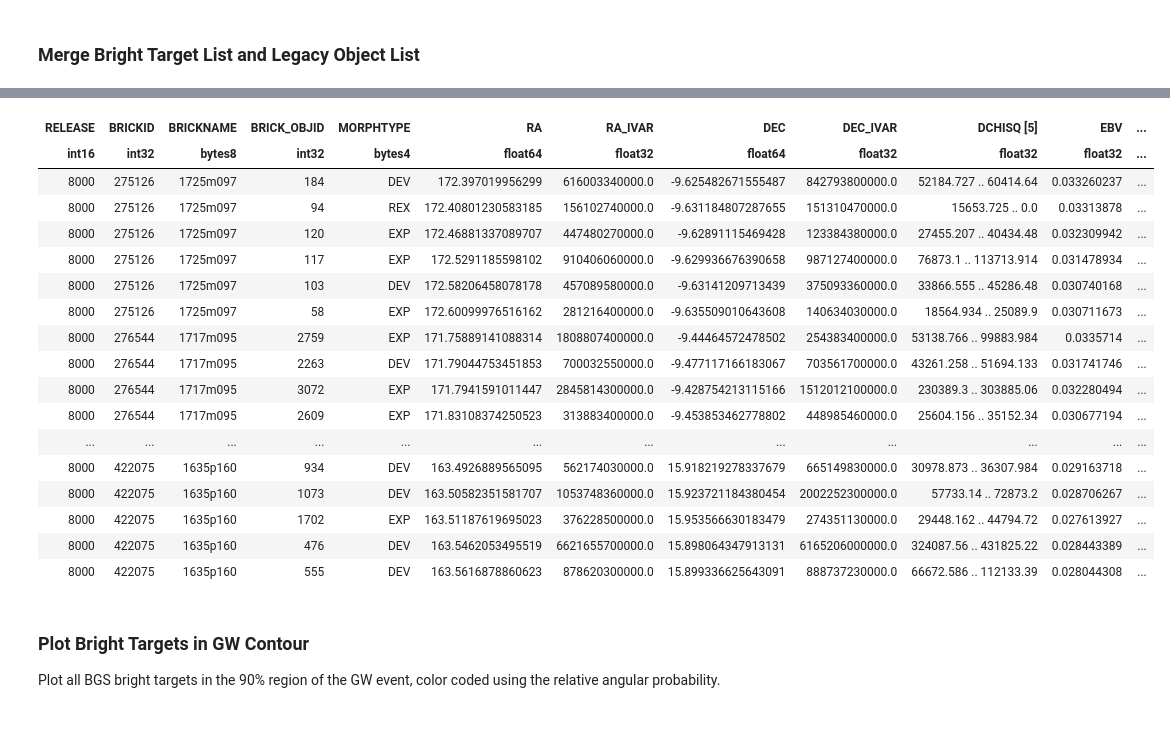
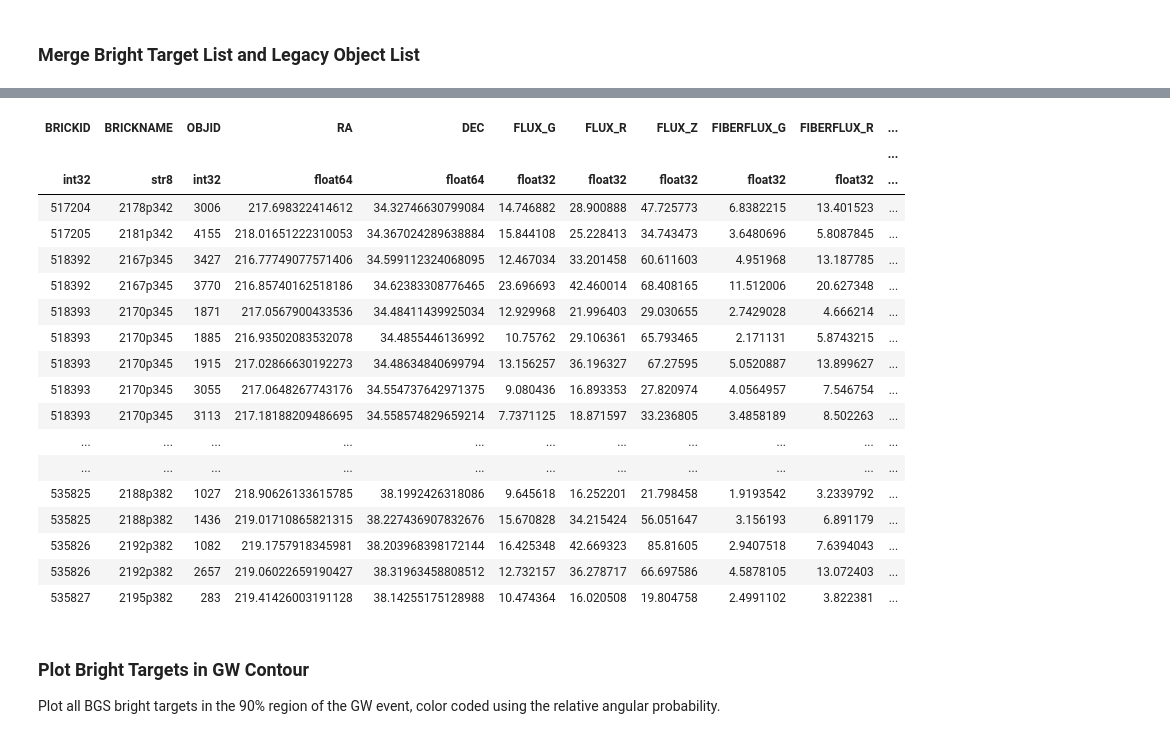
Before and after one commit to desihub/timedomain, a Jupyter notebook: gwtarget/gw_dr8.ipynb, the cells around one changed output, grey strips where cells are left out. Cells and saved outputs as stored; diff of their text form; code cells hidden in the pictures.

```diff
--- a/gwtarget/gw_dr8.ipynb
+++ b/gwtarget/gw_dr8.ipynb
@@ -204,7 +210,5 @@ logging.basicConfig(level=logging.INFO)
 sweepfolders=['/global/project/projectdirs/cosmo/data/legacysurvey/dr8/north/sweep/8.0',
               '/global/project/projectdirs/cosmo/data/legacysurvey/dr8/south/sweep/8.0']
 
-gwfile = 'S200224ca_LALInference.fits.gz'
-
 objcat = get_objects_in_gw_contour(sweepfolders, gwfile)
 # %% [output]
@@ -314,0 +400,12 @@ ax.set(xlabel=r'residual $\Delta D_L / \sigma_{D_L}$',
+# %%
+# Compute GW contours for degraded map.
+gwmap = hp.read_map(gwfile)
+npix = len(gwmap)
+nside = hp.npix2nside(npix)
+levels = [0.50, 0.90]
+lev50, lev90 = compute_quantiles(levels, gwmap)
+print(levels, lev50, lev90)
+
+gwmap256 = hp.pixelfunc.ud_grade(gwmap, 256) #reduce nside to make it faster
+gwmap256 = gwmap256/np.sum(gwmap256)
+ra_contour, dec_contour = compute_contours(levels, gwmap256)
@@ -319,12 +484,22 @@ Grab the legacy object catalog and merge it with the bright target list construc
 # %%
 # Load sample of resolved DR8 target catalog using HEALPixels above threshold in the GW map.
-npix = len(gwmap)
-nside = hp.npix2nside(npix)
-lev90 = compute_quantiles([0.9], gwmap)[0]
-
 # Get list of pixels above threshold defined by level.
 pixels = hp.ring2nest(nside, np.arange(npix))
 pix90 = pixels[gwmap > lev90]
 
-hpdirname = '/global/projecta/projectdirs/desi/target/catalogs/dr8/0.32.0/targets/main/resolve/bright'
-targ90 = io.read_targets_in_hp(hpdirname, nside=nside, pixlist=pix90)
+hpdirnames = ['/global/project/projectdirs/desi/target/catalogs/dr8/0.32.0/targets/main/resolve/bright',
+              '/global/project/projectdirs/desi/target/catalogs/dr8/0.32.0/targets/main/resolve/dark']
+readcols = ['TARGETID', 'BRICKID', 'BRICKNAME', 'BRICK_OBJID',
+            'RA','DEC','FLUX_G','FLUX_R','FLUX_Z',
+            'FIBERFLUX_G', 'FIBERFLUX_R', 'FIBERFLUX_Z',
+            'DESI_TARGET', 'BGS_TARGET', 'MWS_TARGET']
+
+targlist90 = None
+for hpdirname in hpdirnames:
+    if targlist90 is None:
+        targlist90 = Table(io.read_targets_in_hp(hpdirname, nside=nside, pixlist=pix90, columns=readcols))
+    else:
+        targlist90 = vstack(targlist90, Table(io.read_targets_in_hp(hpdirname, nside=nside, pixlist=pix90, columns=readcols)))
+
+targlist90.rename_column('BRICK_OBJID', 'OBJID')
+targlist90 = unique(targlist90)
@@ -340,7 +528,7 @@ INFO:desiutil.log.dlm58.info:Read 1926328 targets from targets-dr8-hp-27.fits, e
 # %% [markdown]
 ### Select Bright Targets
 # %%
-bgs_bright = (targ90['BGS_TARGET'] & bgs_mask.mask('BGS_BRIGHT')) != 0
-print('{:d} / {:d} = {:.1f}% are BGS bright targets'.format(np.sum(bgs_bright), len(targ90), 1e2*np.sum(bgs_bright)/len(targ90)))
-btarg90 = targ90[bgs_bright]
+bgs_bright = (targlist90['BGS_TARGET'] & bgs_mask.mask('BGS_BRIGHT')) != 0
+print('{:d} / {:d} = {:.1f}% are BGS bright targets'.format(np.sum(bgs_bright), len(targlist90), 1e2*np.sum(bgs_bright)/len(targlist90)))
+btarglist90 = targlist90[bgs_bright]
 # %% [output]
@@ -348,6 +536,6 @@ btarg90 = targ90[bgs_bright]
 # %% [markdown]
 ### Merge Bright Target List and Legacy Object List
 # %%
-bmerg90 = join(btarg90, objcat)
+bmerg90 = join(btarglist90, targimg90)
 bmerg90
 # %% [output]
@@ -355,21 +543,22 @@ bmerg90
-| RELEASE | BRICKID | BRICKNAME | BRICK_OBJID | MORPHTYPE | RA | RA_IVAR | DEC | DEC_IVAR | DCHISQ [5] | EBV | ... |
-| int16 | int32 | bytes8 | int32 | bytes4 | float64 | float32 | float64 | float32 | float32 | float32 | ... |
-| 8000 | 275126 | 1725m097 | 184 | DEV | 172.397019956299 | 616003340000.0 | -9.625482671555487 | 842793800000.0 | 52184.727 .. 60414.64 | 0.033260237 | ... |
-| 8000 | 275126 | 1725m097 | 94 | REX | 172.40801230583185 | 156102740000.0 | -9.631184807287655 | 151310470000.0 | 15653.725 .. 0.0 | 0.03313878 | ... |
-| 8000 | 275126 | 1725m097 | 120 | EXP | 172.46881337089707 | 447480270000.0 | -9.62891115469428 | 123384380000.0 | 27455.207 .. 40434.48 | 0.032309942 | ... |
-| 8000 | 275126 | 1725m097 | 117 | EXP | 172.5291185598102 | 910406060000.0 | -9.629936676390658 | 987127400000.0 | 76873.1 .. 113713.914 | 0.031478934 | ... |
-| 8000 | 275126 | 1725m097 | 103 | DEV | 172.58206458078178 | 457089580000.0 | -9.63141209713439 | 375093360000.0 | 33866.555 .. 45286.48 | 0.030740168 | ... |
-| 8000 | 275126 | 1725m097 | 58 | EXP | 172.60099976516162 | 281216400000.0 | -9.635509010643608 | 140634030000.0 | 18564.934 .. 25089.9 | 0.030711673 | ... |
-| 8000 | 276544 | 1717m095 | 2759 | EXP | 171.75889141088314 | 1808807400000.0 | -9.44464572478502 | 254383400000.0 | 53138.766 .. 99883.984 | 0.0335714 | ... |
-| 8000 | 276544 | 1717m095 | 2263 | DEV | 171.79044753451853 | 700032550000.0 | -9.477117166183067 | 703561700000.0 | 43261.258 .. 51694.133 | 0.031741746 | ... |
-| 8000 | 276544 | 1717m095 | 3072 | EXP | 171.7941591011447 | 2845814300000.0 | -9.428754213115166 | 1512012100000.0 | 230389.3 .. 303885.06 | 0.032280494 | ... |
-| 8000 | 276544 | 1717m095 | 2609 | EXP | 171.83108374250523 | 313883400000.0 | -9.453853462778802 | 448985460000.0 | 25604.156 .. 35152.34 | 0.030677194 | ... |
-| ... | ... | ... | ... | ... | ... | ... | ... | ... | ... | ... | ... |
-| 8000 | 422075 | 1635p160 | 934 | DEV | 163.4926889565095 | 562174030000.0 | 15.918219278337679 | 665149830000.0 | 30978.873 .. 36307.984 | 0.029163718 | ... |
-| 8000 | 422075 | 1635p160 | 1073 | DEV | 163.50582351581707 | 1053748360000.0 | 15.923721184380454 | 2002252300000.0 | 57733.14 .. 72873.2 | 0.028706267 | ... |
-| 8000 | 422075 | 1635p160 | 1702 | EXP | 163.51187619695023 | 376228500000.0 | 15.953566630183479 | 274351130000.0 | 29448.162 .. 44794.72 | 0.027613927 | ... |
-| 8000 | 422075 | 1635p160 | 476 | DEV | 163.5462053495519 | 6621655700000.0 | 15.898064347913131 | 6165206000000.0 | 324087.56 .. 431825.22 | 0.028443389 | ... |
-| 8000 | 422075 | 1635p160 | 555 | DEV | 163.5616878860623 | 878620300000.0 | 15.899336625643091 | 888737230000.0 | 66672.586 .. 112133.39 | 0.028044308 | ... |
+| BRICKID | BRICKNAME | OBJID | RA | DEC | FLUX_G | FLUX_R | FLUX_Z | FIBERFLUX_G | FIBERFLUX_R | ... |
+|  |  |  |  |  |  |  |  |  |  | ... |
+| int32 | str8 | int32 | float64 | float64 | float32 | float32 | float32 | float32 | float32 | ... |
+| 517204 | 2178p342 | 3006 | 217.698322414612 | 34.32746630799084 | 14.746882 | 28.900888 | 47.725773 | 6.8382215 | 13.401523 | ... |
+| 517205 | 2181p342 | 4155 | 218.01651222310053 | 34.367024289638884 | 15.844108 | 25.228413 | 34.743473 | 3.6480696 | 5.8087845 | ... |
+| 518392 | 2167p345 | 3427 | 216.77749077571406 | 34.599112324068095 | 12.467034 | 33.201458 | 60.611603 | 4.951968 | 13.187785 | ... |
+| 518392 | 2167p345 | 3770 | 216.85740162518186 | 34.62383308776465 | 23.696693 | 42.460014 | 68.408165 | 11.512006 | 20.627348 | ... |
+| 518393 | 2170p345 | 1871 | 217.0567900433536 | 34.48411439925034 | 12.929968 | 21.996403 | 29.030655 | 2.7429028 | 4.666214 | ... |
+| 518393 | 2170p345 | 1885 | 216.93502083532078 | 34.4855446136992 | 10.75762 | 29.106361 | 65.793465 | 2.171131 | 5.8743215 | ... |
+| 518393 | 2170p345 | 1915 | 217.02866630192273 | 34.48634840699794 | 13.156257 | 36.196327 | 67.27595 | 5.0520887 | 13.899627 | ... |
+| 518393 | 2170p345 | 3055 | 217.0648267743176 | 34.554737642971375 | 9.080436 | 16.893353 | 27.820974 | 4.0564957 | 7.546754 | ... |
+| 518393 | 2170p345 | 3113 | 217.18188209486695 | 34.558574829659214 | 7.7371125 | 18.871597 | 33.236805 | 3.4858189 | 8.502263 | ... |
+| ... | ... | ... | ... | ... | ... | ... | ... | ... | ... | ... |
+| ... | ... | ... | ... | ... | ... | ... | ... | ... | ... | ... |
+| 535825 | 2188p382 | 1027 | 218.90626133615785 | 38.1992426318086 | 9.645618 | 16.252201 | 21.798458 | 1.9193542 | 3.2339792 | ... |
+| 535825 | 2188p382 | 1436 | 219.01710865821315 | 38.227436907832676 | 15.670828 | 34.215424 | 56.051647 | 3.156193 | 6.891179 | ... |
+| 535826 | 2192p382 | 1082 | 219.1757918345981 | 38.203968398172144 | 16.425348 | 42.669323 | 85.81605 | 2.9407518 | 7.6394043 | ... |
+| 535826 | 2192p382 | 2657 | 219.06022659190427 | 38.31963458808512 | 12.732157 | 36.278717 | 66.697586 | 4.5878105 | 13.072403 | ... |
+| 535827 | 2195p382 | 283 | 219.41426003191128 | 38.14255175128988 | 10.474364 | 16.020508 | 19.804758 | 2.4991102 | 3.822381 | ... |
 # %% [markdown]
 ### Plot Bright Targets in GW Contour
 
```
Also changed, not shown: parts of 36 cells of this notebook.
